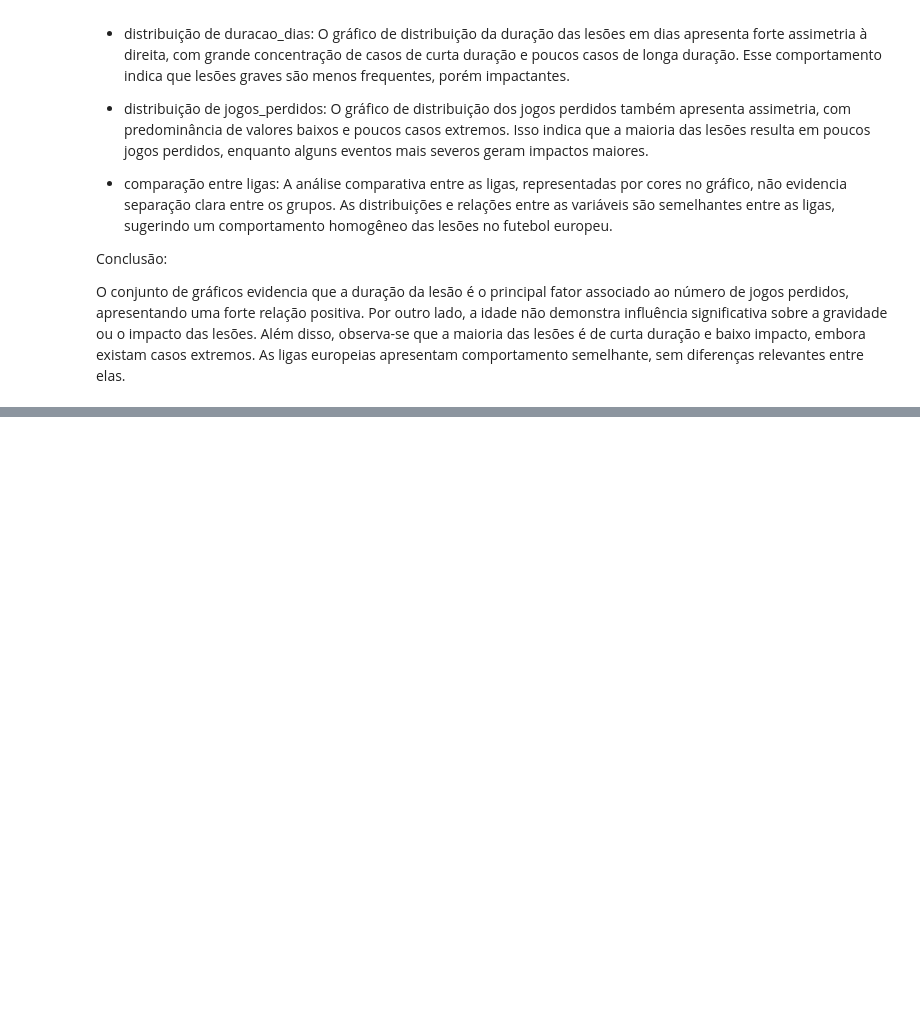
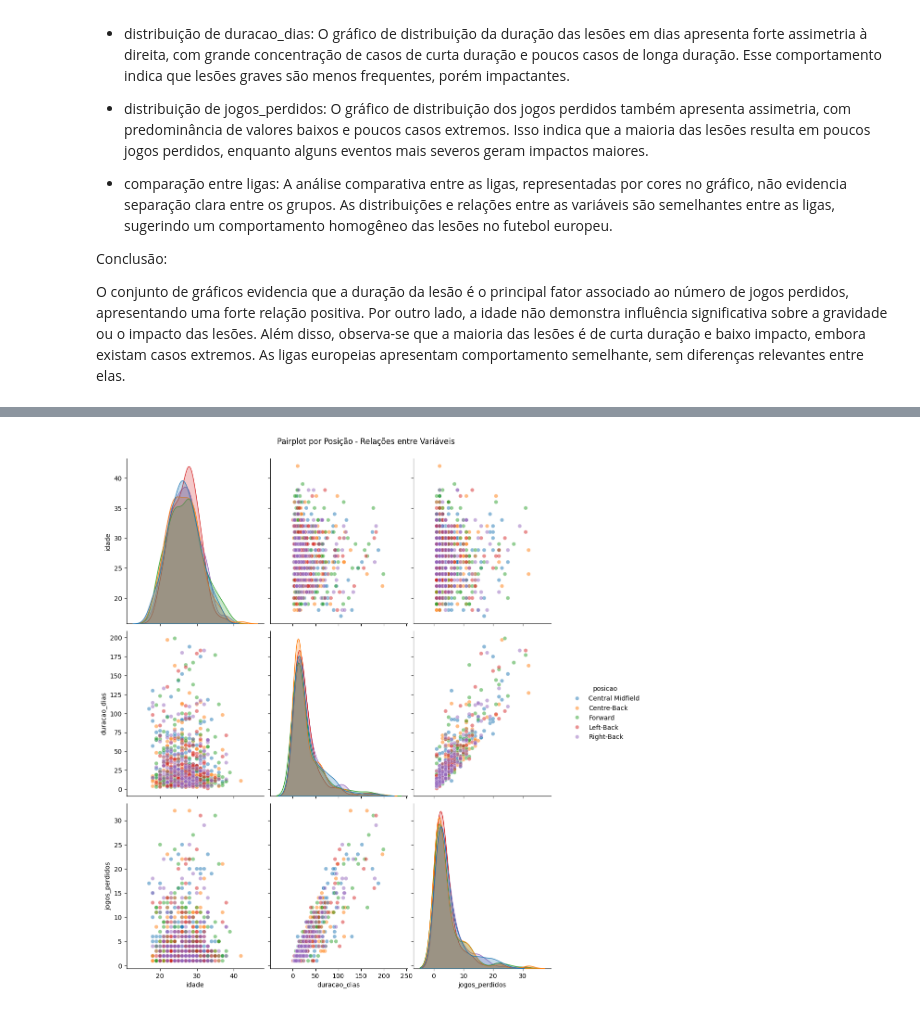
Before and after one commit to ICEI-PUC-Minas-PMV-SI/pmv-si-2026-1-pe7-t1-g3-analytics_lesao_futebol, a Jupyter notebook: src/notebooks/analise_exploratoria.ipynb, the cells around one changed output, grey strips where cells are left out. Drawn from its saved outputs; the diff is of its cells as text; code cells hidden in the pictures; blank space fills up the shorter version.

Commit message:
add análise pairplot por posicao

```diff
--- a/src/notebooks/analise_exploratoria.ipynb
+++ b/src/notebooks/analise_exploratoria.ipynb
@@ -828,0 +839,27 @@ O conjunto de gráficos evidencia que a duração da lesão é o principal fator
+# %%
+import seaborn as sns
+import matplotlib.pyplot as plt
+
+cols = ['idade', 'duracao_dias', 'jogos_perdidos']
+
+top_posicoes = df_injuries['posicao'].value_counts().index[:5]
+df_pos = df_injuries[df_injuries['posicao'].isin(top_posicoes)]
+
+df_pos_balanced = df_pos.groupby('posicao').sample(n=200, random_state=42)
+
+df_pos_balanced = df_pos_balanced[df_pos_balanced['duracao_dias'] < 200]
+
+g = sns.pairplot(
+    df_pos_balanced[cols + ['posicao']],
+    hue='posicao',
+    diag_kind='kde',
+    plot_kws={'alpha': 0.5},
+    height=3
+)
+
+g.fig.suptitle("Pairplot por Posição - Relações entre Variáveis", y=1.02)
+g.fig.set_size_inches(12, 12)
+
+plt.show()
+# %% [output]
+[figure, added]
```
Also changed, not shown: parts of 2 cells of this notebook.
